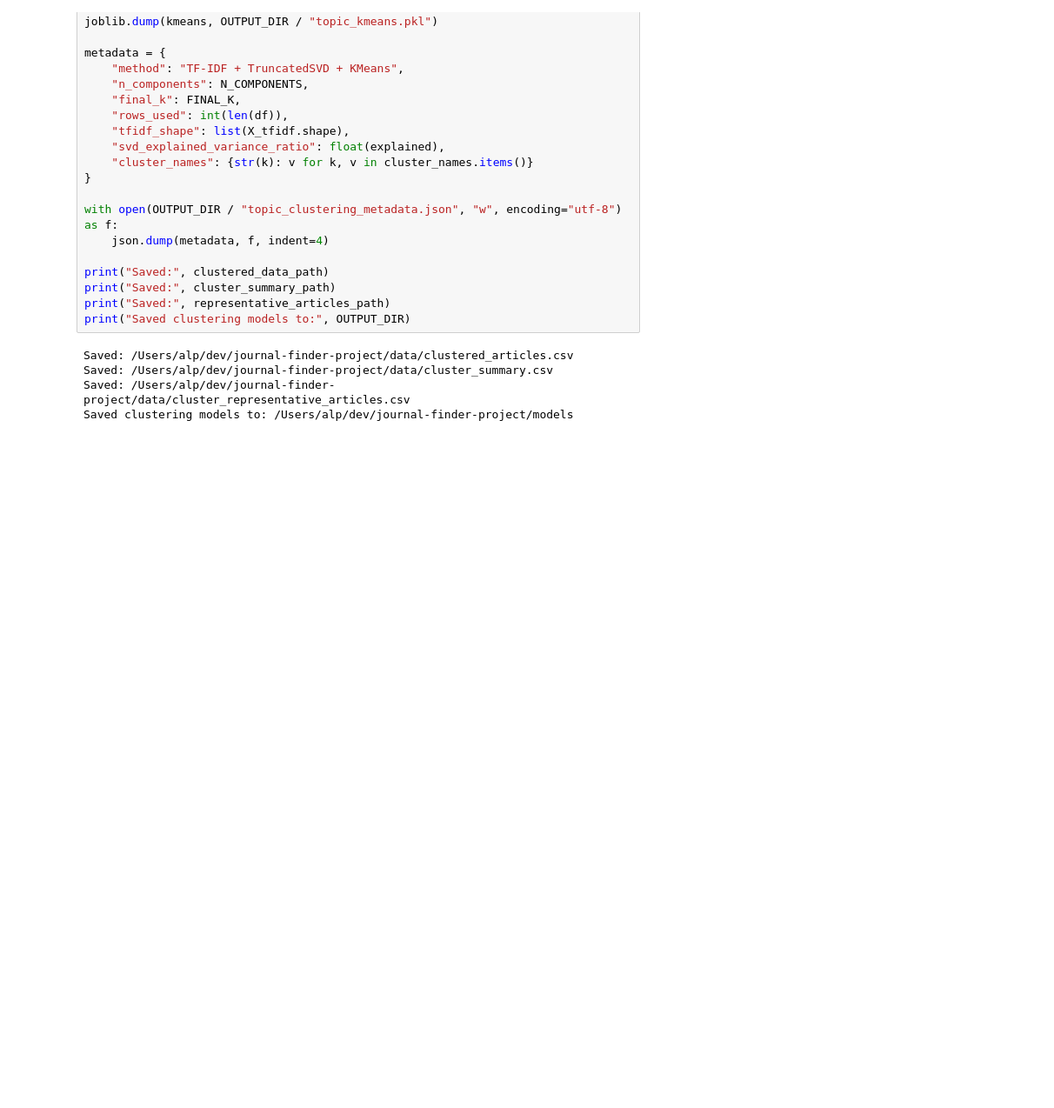
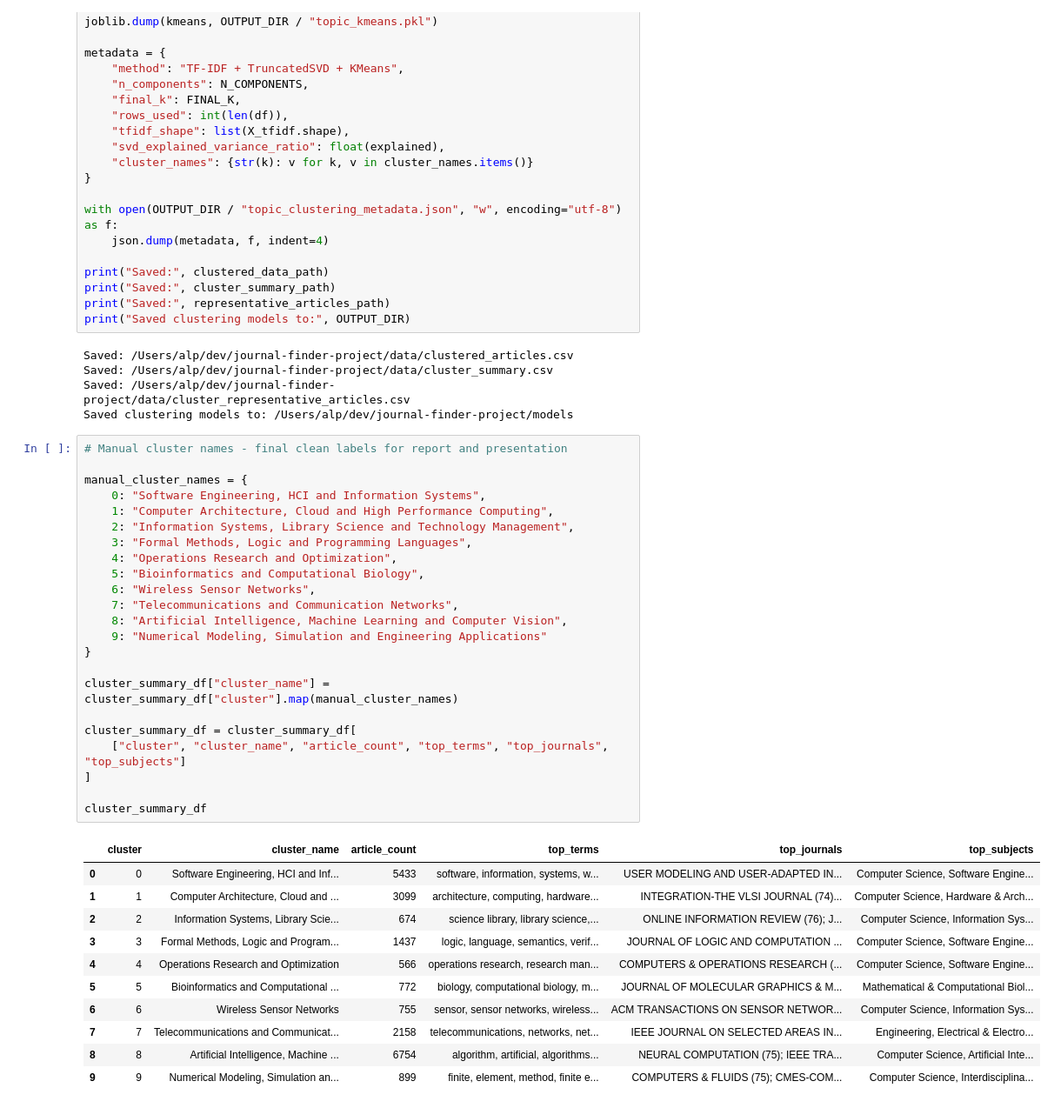
Before and after one commit to AlpTekinKahveci/journal-finder-project, a Jupyter notebook: notebooks/03_topic_clustering.ipynb, the cells around one changed output. Shown at 87% size. Saved outputs shown, nothing was run; the diff lists cells and outputs as text; blank space fills up the shorter version.

Commit message:
Update topic clustering notebook outputs

```diff
--- a/notebooks/03_topic_clustering.ipynb
+++ b/notebooks/03_topic_clustering.ipynb
@@ -436,3 +436,38 @@ Saved: /Users/alp/dev/journal-finder-project/data/clustered_articles.csv
 Saved: /Users/alp/dev/journal-finder-project/data/cluster_summary.csv
 Saved: /Users/alp/dev/journal-finder-project/data/cluster_representative_articles.csv
 Saved clustering models to: /Users/alp/dev/journal-finder-project/models
+# %%
+# Manual cluster names - final clean labels for report and presentation
+
+manual_cluster_names = {
+    0: "Software Engineering, HCI and Information Systems",
+    1: "Computer Architecture, Cloud and High Performance Computing",
+    2: "Information Systems, Library Science and Technology Management",
+    3: "Formal Methods, Logic and Programming Languages",
+    4: "Operations Research and Optimization",
+    5: "Bioinformatics and Computational Biology",
+    6: "Wireless Sensor Networks",
+    7: "Telecommunications and Communication Networks",
+    8: "Artificial Intelligence, Machine Learning and Computer Vision",
+    9: "Numerical Modeling, Simulation and Engineering Applications"
+}
+
+cluster_summary_df["cluster_name"] = cluster_summary_df["cluster"].map(manual_cluster_names)
+
+cluster_summary_df = cluster_summary_df[
+    ["cluster", "cluster_name", "article_count", "top_terms", "top_journals", "top_subjects"]
+]
+
+cluster_summary_df
+# %% [output]
+|  | cluster | cluster_name | article_count | top_terms | top_journals | top_subjects |
+| 0 | 0 | Software Engineering, HCI and Inf... | 5433 | software, information, systems, w... | USER MODELING AND USER-ADAPTED IN... | Computer Science, Software Engine... |
+| 1 | 1 | Computer Architecture, Cloud and ... | 3099 | architecture, computing, hardware... | INTEGRATION-THE VLSI JOURNAL (74)... | Computer Science, Hardware & Arch... |
+| 2 | 2 | Information Systems, Library Scie... | 674 | science library, library science,... | ONLINE INFORMATION REVIEW (76); J... | Computer Science, Information Sys... |
+| 3 | 3 | Formal Methods, Logic and Program... | 1437 | logic, language, semantics, verif... | JOURNAL OF LOGIC AND COMPUTATION ... | Computer Science, Software Engine... |
+| 4 | 4 | Operations Research and Optimization | 566 | operations research, research man... | COMPUTERS & OPERATIONS RESEARCH (... | Computer Science, Software Engine... |
+| 5 | 5 | Bioinformatics and Computational ... | 772 | biology, computational biology, m... | JOURNAL OF MOLECULAR GRAPHICS & M... | Mathematical & Computational Biol... |
+| 6 | 6 | Wireless Sensor Networks | 755 | sensor, sensor networks, wireless... | ACM TRANSACTIONS ON SENSOR NETWOR... | Computer Science, Information Sys... |
+| 7 | 7 | Telecommunications and Communicat... | 2158 | telecommunications, networks, net... | IEEE JOURNAL ON SELECTED AREAS IN... | Engineering, Electrical & Electro... |
+| 8 | 8 | Artificial Intelligence, Machine ... | 6754 | algorithm, artificial, algorithms... | NEURAL COMPUTATION (75); IEEE TRA... | Computer Science, Artificial Inte... |
+| 9 | 9 | Numerical Modeling, Simulation an... | 899 | finite, element, method, finite e... | COMPUTERS & FLUIDS (75); CMES-COM... | Computer Science, Interdisciplina... |
```
Also changed, not shown: parts of 1 cell of this notebook.
